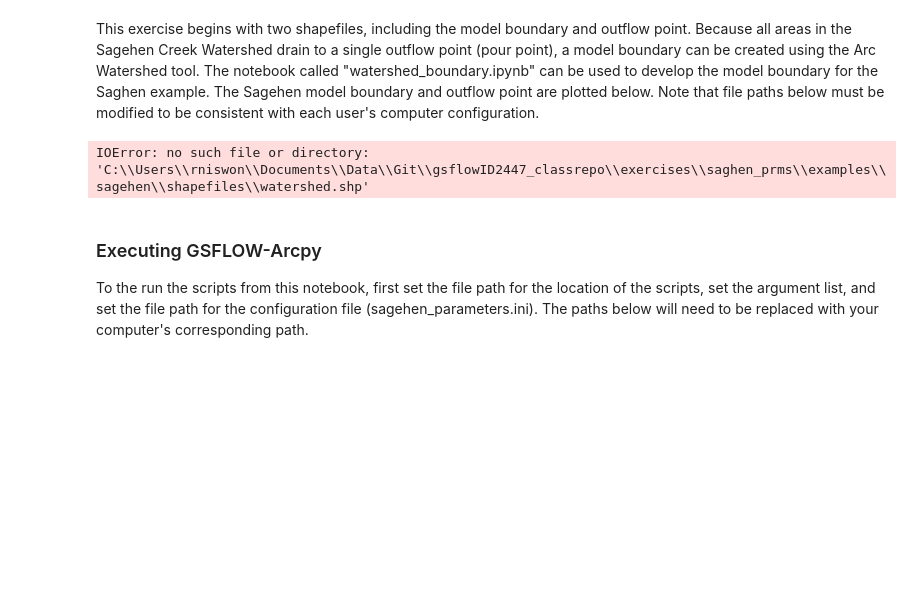
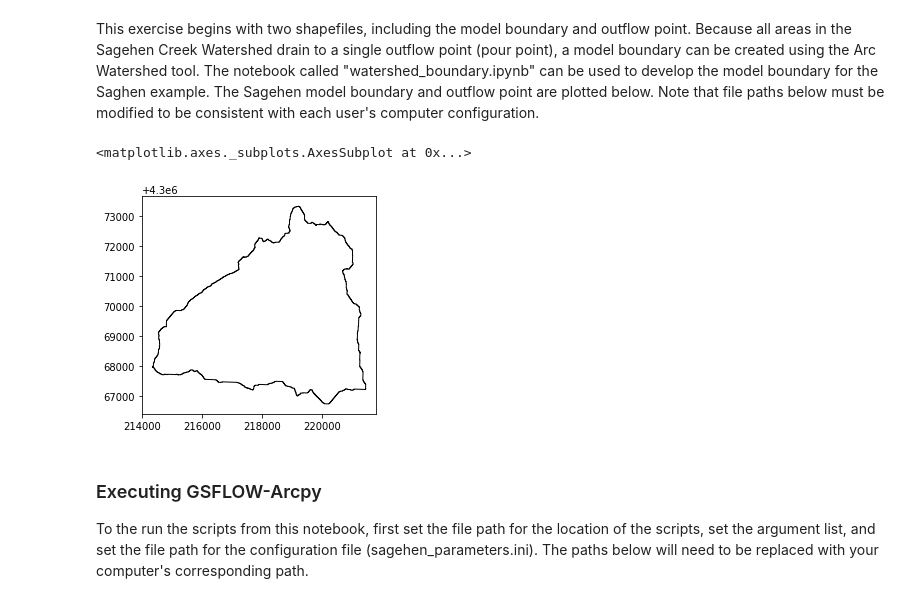
Before and after one commit to rniswon/gsflowID2447_classrepo, a Jupyter notebook: exercises/saghen_prms/notebook/gsflow_sagehen.ipynb, the cells around one changed output. Drawn from its saved outputs; the diff is of its cells as text; code cells hidden in the pictures; blank space fills up the shorter version.

```diff
--- a/exercises/saghen_prms/notebook/gsflow_sagehen.ipynb
+++ b/exercises/saghen_prms/notebook/gsflow_sagehen.ipynb
@@ -38,16 +38,17 @@ Geospatial and other ancillary data are required to run these scripts. These dat
 This exercise begins with two shapefiles, including the model boundary and outflow point. Because all areas in the Sagehen Creek Watershed drain to a single outflow point (pour point), a model boundary can be created using the Arc Watershed tool. The notebook called "watershed_boundary.ipynb" can be used to develop the model boundary for the Saghen example. The Sagehen model boundary and outflow point are plotted below. Note that file paths below must be modified to be consistent with each user's computer configuration.
 # %%
 shapefiles_folder=r"C:\Users\rniswon\Documents\Data\Git\gsflowID2447_classrepo\exercises\saghen_prms\examples\sagehen\shapefiles"
-shape1=r"watershed.shp"
+shape1=r"watershed_proj.shp"
 fn1=os.path.join(shapefiles_folder,shape1)
 #os.path.isfile(fn1)
 boundary=geopandas.read_file(fn1)
 shape2=r"model_points.shp"
 fn2=os.path.join(shapefiles_folder,shape2)
 gage=geopandas.read_file(fn2)
-gage.plot(ax=boundary.plot(color='none', edgecolor='black', linewidth=1.0), color='none', edgecolor='red')
+boundary.plot(color='none', edgecolor='black', linewidth=1.0)
 # %% [output]
-IOError: no such file or directory: 'C:\\Users\\rniswon\\Documents\\Data\\Git\\gsflowID2447_classrepo\\exercises\\saghen_prms\\examples\\sagehen\\shapefiles\\watershed.shp'
+<matplotlib.axes._subplots.AxesSubplot at 0x...>
+[figure, added]
 # %% [markdown]
 ### Executing GSFLOW-Arcpy
 To the run the scripts from this notebook, first set the file path for the location of the scripts,  set the argument list, and set the file path for the configuration file (sagehen_parameters.ini). The paths below will need to be replaced with your computer's corresponding path.
```
Also changed, not shown: parts of 13 cells of this notebook, 5 other files.
